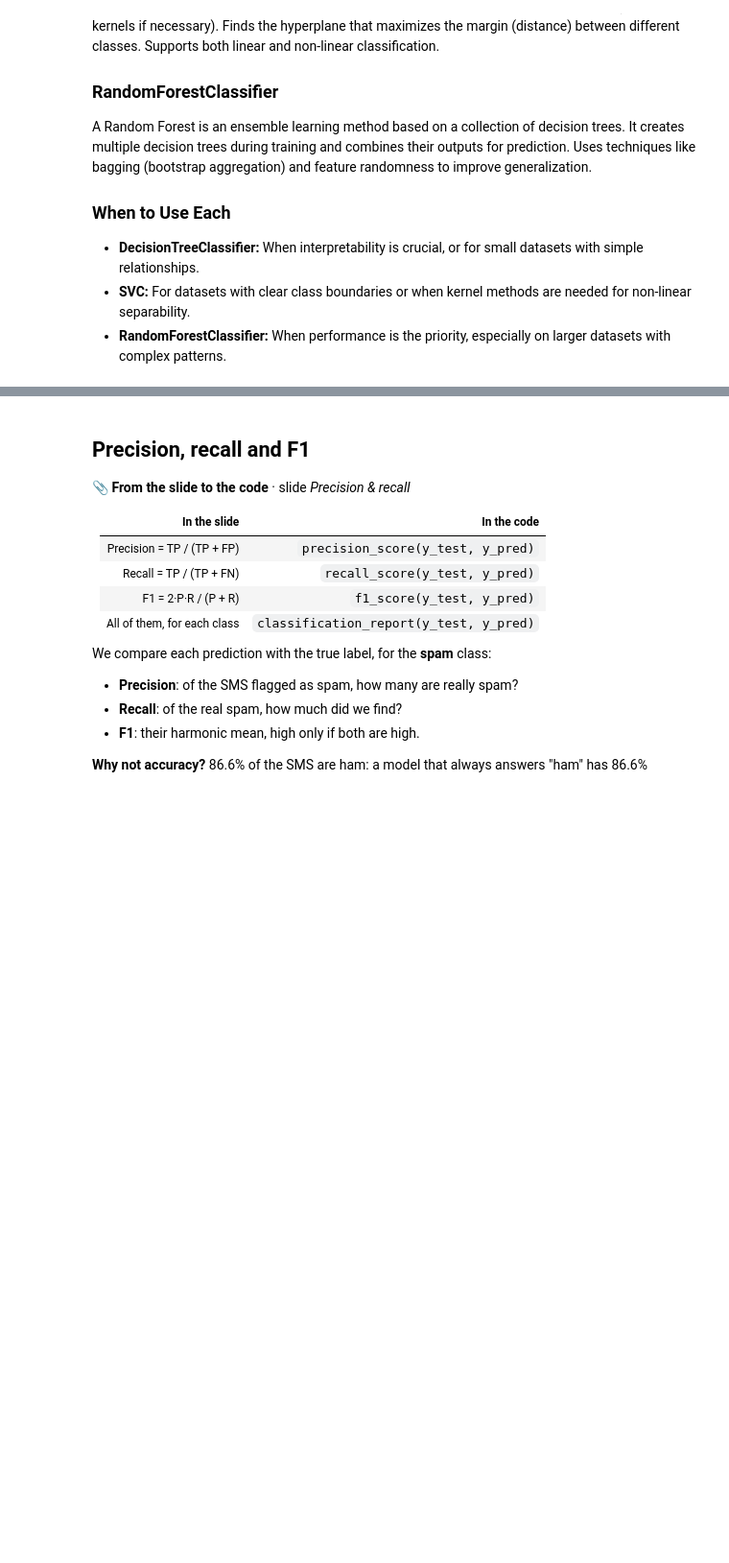
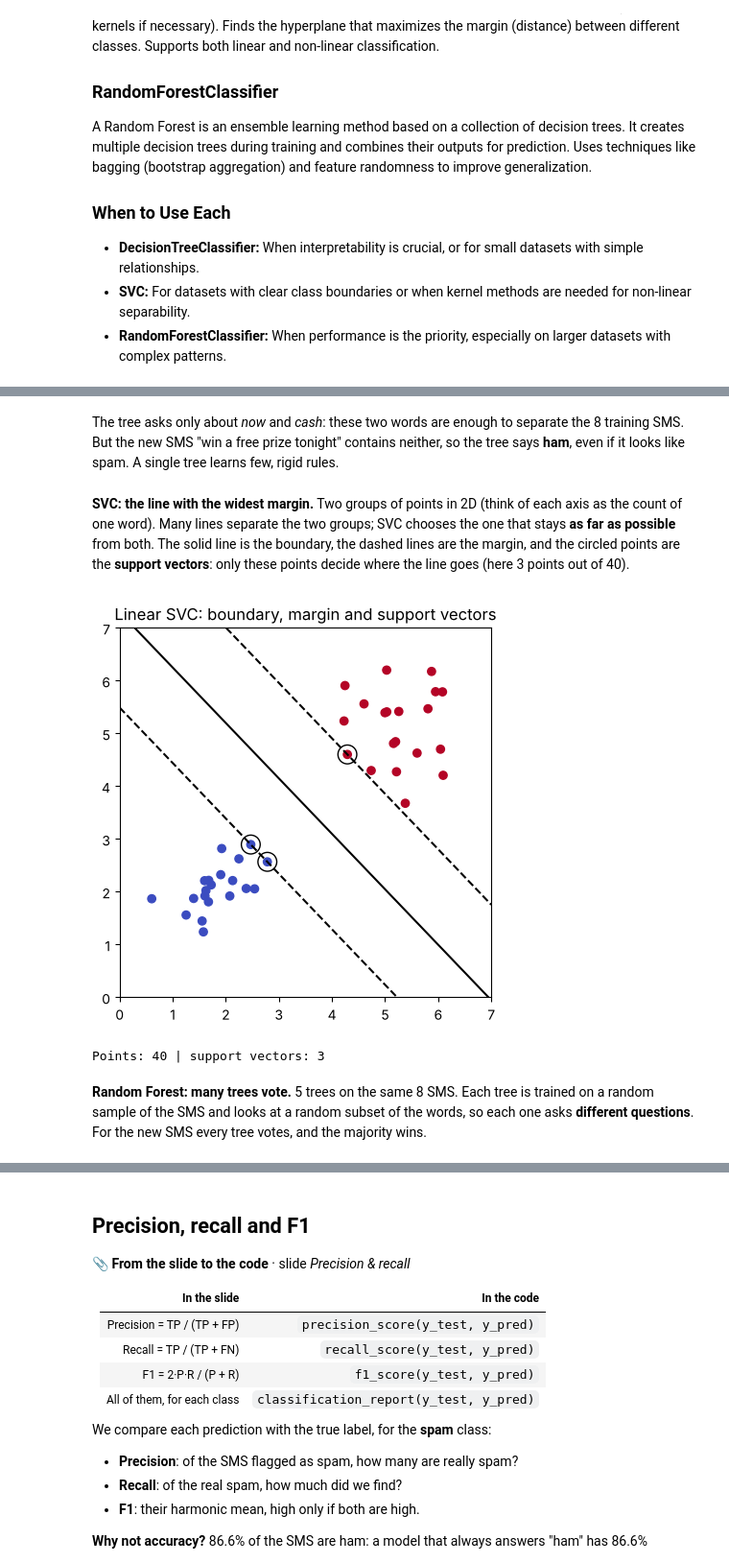
Before and after one commit to steestee25/tms_lab, a Jupyter notebook: Lab2/Lab2_2_TMS_classification_classics.ipynb, the cells around one changed output, grey strips where cells are left out. Shown at 96% size. Cells and saved outputs as stored; diff of their text form; code cells hidden in the pictures; blank space fills up the shorter version.

Commit message:
Lab2_2: three toy examples (decision tree, linear SVC, random forest)
Co-Authored-By: Claude Opus 5.5 <noreply@anthropic.com>
Claude-Session: https://claude.ai/code/session_01AqQSozRBTzyGEyvDtqFkNL

```diff
--- a/Lab2/Lab2_2_TMS_classification_classics.ipynb
+++ b/Lab2/Lab2_2_TMS_classification_classics.ipynb
@@ -135,0 +172,35 @@ Uses techniques like bagging (bootstrap aggregation) and feature randomness to i
+# %% [markdown]
+The tree asks only about *now* and *cash*: these two words are enough to separate the 8 training SMS. But the new SMS "win a free prize tonight" contains neither, so the tree says **ham**, even if it looks like spam. A single tree learns few, rigid rules.
+# %% [markdown]
+**SVC: the line with the widest margin.** Two groups of points in 2D (think of each axis as the count of one word). Many lines separate the two groups; SVC chooses the one that stays **as far as possible** from both. The solid line is the boundary, the dashed lines are the margin, and the circled points are the **support vectors**: only these points decide where the line goes (here 3 points out of 40).
+# %%
+import matplotlib.pyplot as plt
+from sklearn.svm import SVC
+
+# Two groups of 20 points around (2, 2) and (5, 5)
+rng = np.random.default_rng(0)
+toy_points = np.vstack([rng.normal([2, 2], 0.6, (20, 2)), rng.normal([5, 5], 0.6, (20, 2))])
+toy_groups = np.array([0] * 20 + [1] * 20)
+
+# Linear SVC (a large C: no point inside the margin)
+toy_svc = SVC(kernel='linear', C=1000).fit(toy_points, toy_groups)
+
+# The decision function on a grid of points: 0 = the boundary, -1 and +1 = the edges of the margin
+xx, yy = np.meshgrid(np.linspace(0, 7, 200), np.linspace(0, 7, 200))
+zz = toy_svc.decision_function(np.c_[xx.ravel(), yy.ravel()]).reshape(xx.shape)
+
+# Plot the points, the boundary, the margin and the support vectors
+plt.figure(figsize=(5, 5))
+plt.scatter(toy_points[:, 0], toy_points[:, 1], c=toy_groups, cmap='coolwarm')
+plt.contour(xx, yy, zz, levels=[-1, 0, 1], linestyles=['--', '-', '--'], colors='k')
+plt.scatter(toy_svc.support_vectors_[:, 0], toy_svc.support_vectors_[:, 1], s=200, facecolors='none', edgecolors='k')
+plt.title('Linear SVC: boundary, margin and support vectors')
+plt.show()
+
+# Only a few points are support vectors
+print('Points:', len(toy_points), '| support vectors:', len(toy_svc.support_vectors_))
+# %% [output]
+[figure, added]
+Points: 40 | support vectors: 3
+# %% [markdown]
+**Random Forest: many trees vote.** 5 trees on the same 8 SMS. Each tree is trained on a random sample of the SMS and looks at a random subset of the words, so each one asks **different questions**. For the new SMS every tree votes, and the majority wins.
```
Also changed, not shown: parts of 5 cells of this notebook, 1 other file.
